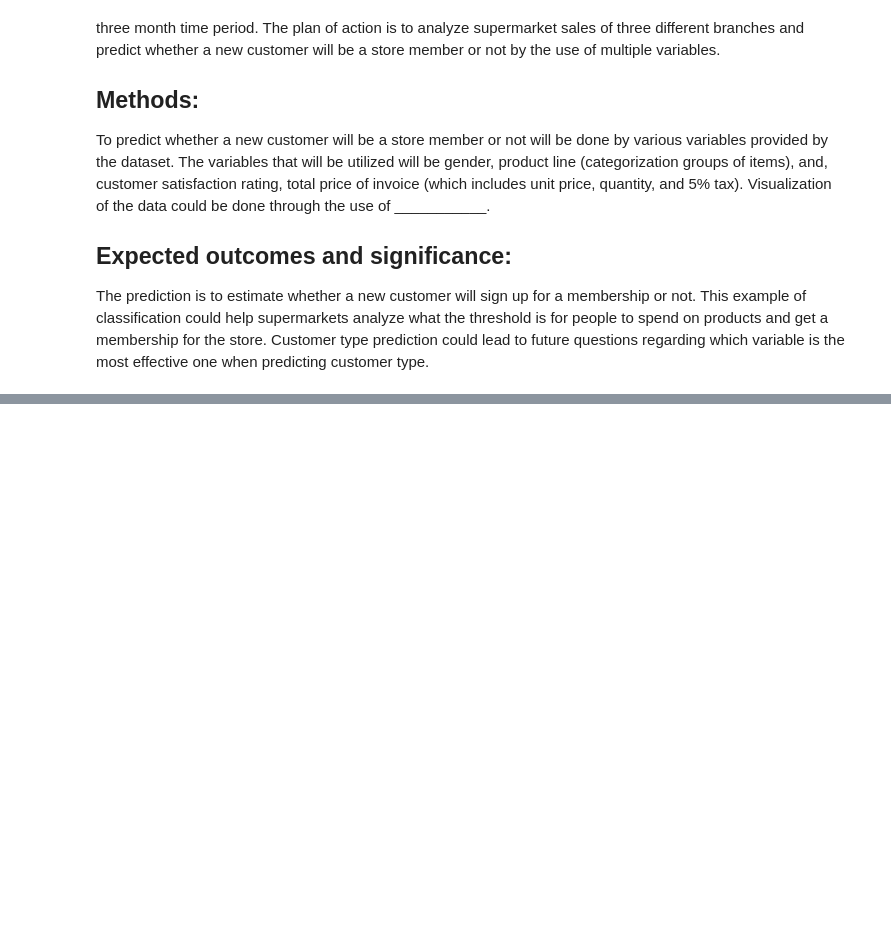
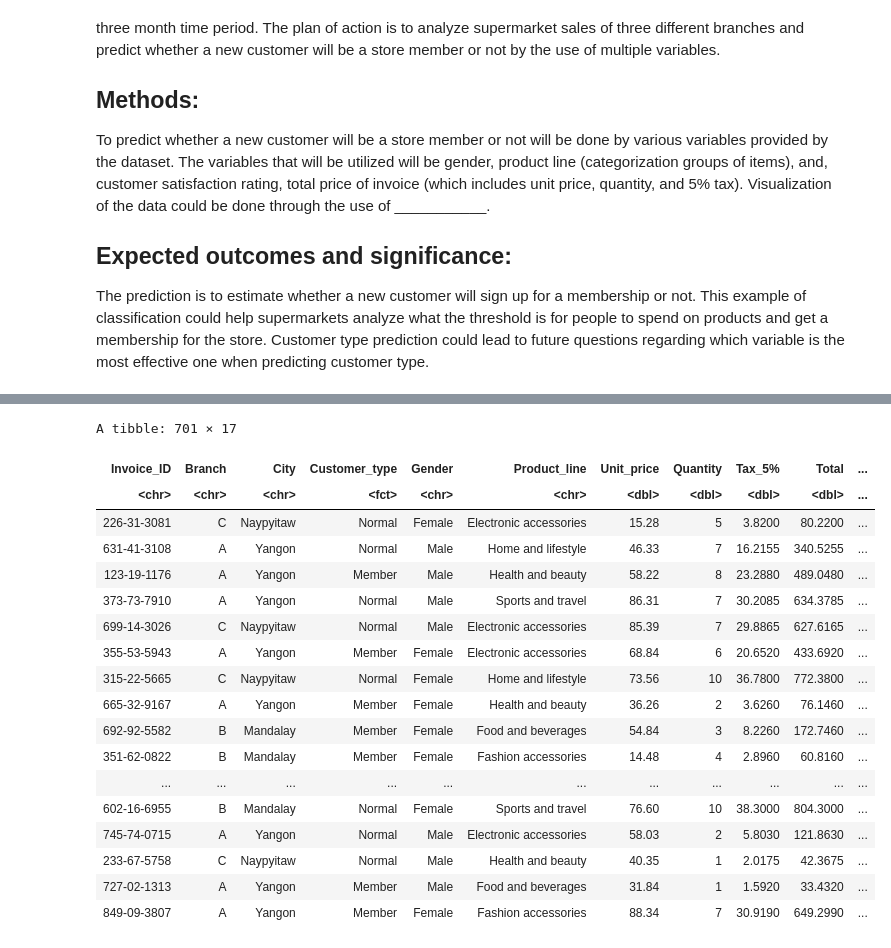
Before and after one commit to rajdhillon27/DSCI-classification-, a Jupyter notebook: DSCI trial.ipynb, the cells around one changed output, grey strips where cells are left out. Cells and saved outputs as stored; diff of their text form; code cells hidden in the pictures; blank space fills up the shorter version.

```diff
--- a/DSCI trial.ipynb
+++ b/DSCI trial.ipynb
@@ -56,3 +60,30 @@ A spec_tbl_df: 10 × 17
 | 315-22-5665 | C | Naypyitaw | Normal | Female | Home and lifestyle | 73.56 | 10 | 36.7800 | 772.3800 | ... |
 | 665-32-9167 | A | Yangon | Member | Female | Health and beauty | 36.26 | 2 | 3.6260 | 76.1460 | ... |
 | 692-92-5582 | B | Mandalay | Member | Female | Food and beverages | 54.84 | 3 | 8.2260 | 172.7460 | ... |
+# %%
+set.seed(1)
+supermarket_split <- initial_split(supermarket_sales, prop = 0.70, strata = Customer_type)
+supermarket_train <- training(supermarket_split)
+supermarket_test <- testing(supermarket_split)
+
+supermarket_train
+# %% [output]
+A tibble: 701 × 17
+| Invoice_ID | Branch | City | Customer_type | Gender | Product_line | Unit_price | Quantity | Tax_5% | Total | ... |
+| <chr> | <chr> | <chr> | <fct> | <chr> | <chr> | <dbl> | <dbl> | <dbl> | <dbl> | ... |
+| 226-31-3081 | C | Naypyitaw | Normal | Female | Electronic accessories | 15.28 | 5 | 3.8200 | 80.2200 | ... |
+| 631-41-3108 | A | Yangon | Normal | Male | Home and lifestyle | 46.33 | 7 | 16.2155 | 340.5255 | ... |
+| 123-19-1176 | A | Yangon | Member | Male | Health and beauty | 58.22 | 8 | 23.2880 | 489.0480 | ... |
+| 373-73-7910 | A | Yangon | Normal | Male | Sports and travel | 86.31 | 7 | 30.2085 | 634.3785 | ... |
+| 699-14-3026 | C | Naypyitaw | Normal | Male | Electronic accessories | 85.39 | 7 | 29.8865 | 627.6165 | ... |
+| 355-53-5943 | A | Yangon | Member | Female | Electronic accessories | 68.84 | 6 | 20.6520 | 433.6920 | ... |
+| 315-22-5665 | C | Naypyitaw | Normal | Female | Home and lifestyle | 73.56 | 10 | 36.7800 | 772.3800 | ... |
+| 665-32-9167 | A | Yangon | Member | Female | Health and beauty | 36.26 | 2 | 3.6260 | 76.1460 | ... |
+| 692-92-5582 | B | Mandalay | Member | Female | Food and beverages | 54.84 | 3 | 8.2260 | 172.7460 | ... |
+| 351-62-0822 | B | Mandalay | Member | Female | Fashion accessories | 14.48 | 4 | 2.8960 | 60.8160 | ... |
+| ... | ... | ... | ... | ... | ... | ... | ... | ... | ... | ... |
+| 602-16-6955 | B | Mandalay | Normal | Female | Sports and travel | 76.60 | 10 | 38.3000 | 804.3000 | ... |
+| 745-74-0715 | A | Yangon | Normal | Male | Electronic accessories | 58.03 | 2 | 5.8030 | 121.8630 | ... |
+| 233-67-5758 | C | Naypyitaw | Normal | Male | Health and beauty | 40.35 | 1 | 2.0175 | 42.3675 | ... |
+| 727-02-1313 | A | Yangon | Member | Male | Food and beverages | 31.84 | 1 | 1.5920 | 33.4320 | ... |
+| 849-09-3807 | A | Yangon | Member | Female | Fashion accessories | 88.34 | 7 | 30.9190 | 649.2990 | ... |
```
Also changed, not shown: parts of 2 cells of this notebook.
